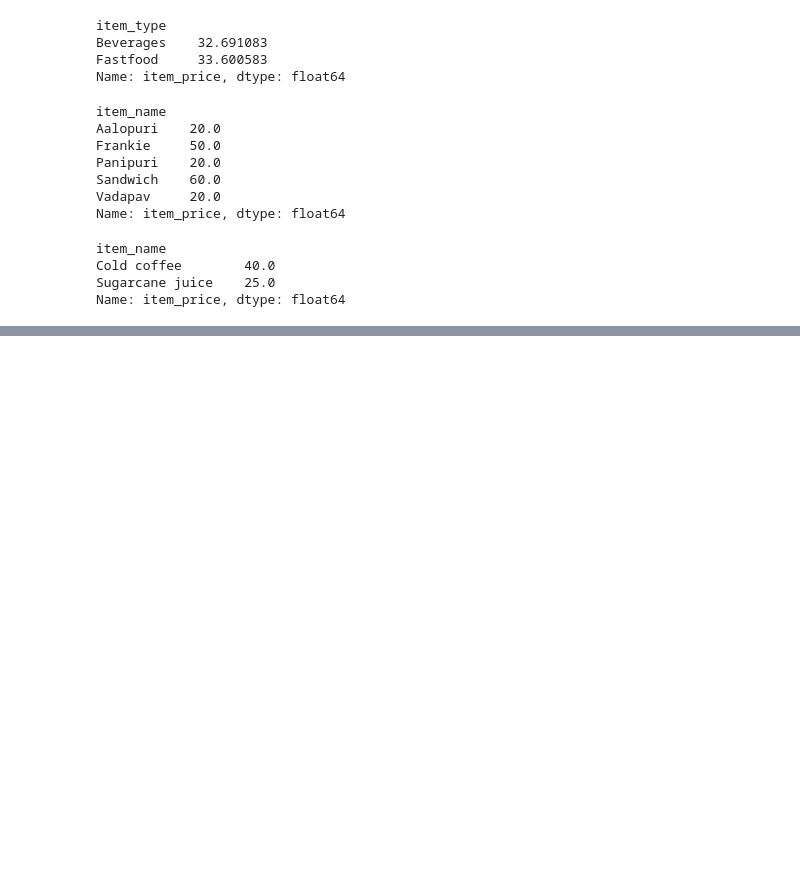
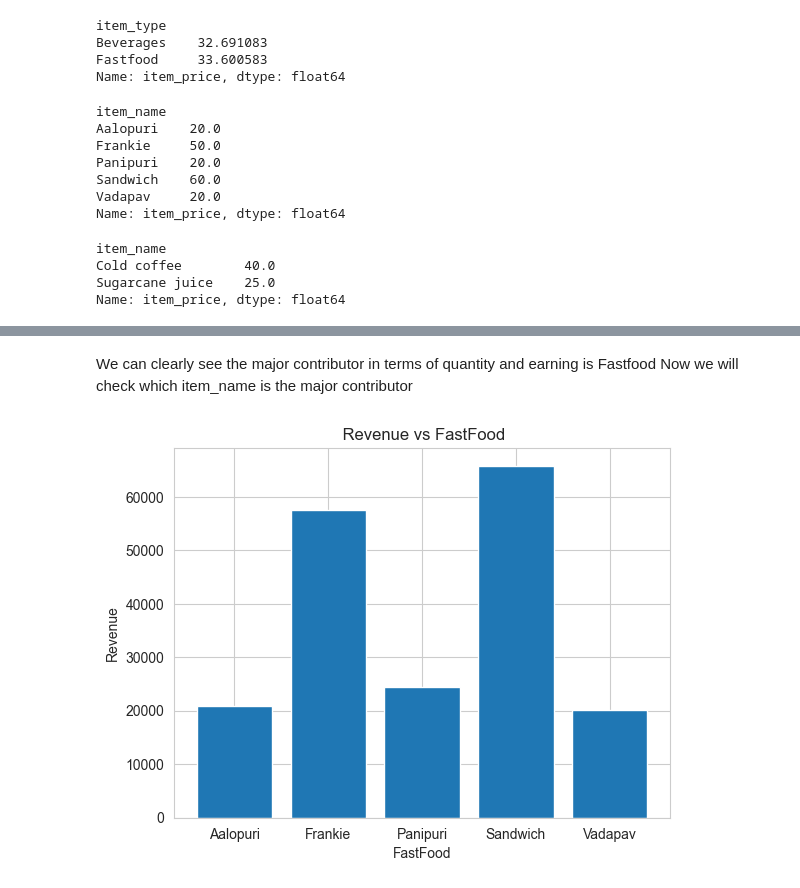
Before and after one commit to divyanshu8903/EDA_Restuarant_Sales_Trend_Analysis, a Jupyter notebook: main.ipynb, the cells around one changed output, grey strips where cells are left out. Drawn from its saved outputs; the diff is of its cells as text; code cells hidden in the pictures; blank space fills up the shorter version.

```diff
--- a/main.ipynb
+++ b/main.ipynb
@@ -141,0 +152,11 @@ plt.show()
+# %% [markdown]
+We can clearly see the major contributor in terms of quantity and earning is Fastfood
+Now we will check which item_name is the major contributor
+# %%
+plt.bar(Fastfood_data.index, Fastfood_data["transaction_amount"])
+plt.title(' Revenue vs FastFood')
+plt.xlabel('FastFood')
+plt.ylabel('Revenue')
+plt.show()
+# %% [output]
+[figure, added]
```
Also changed, not shown: parts of 30 cells of this notebook.
